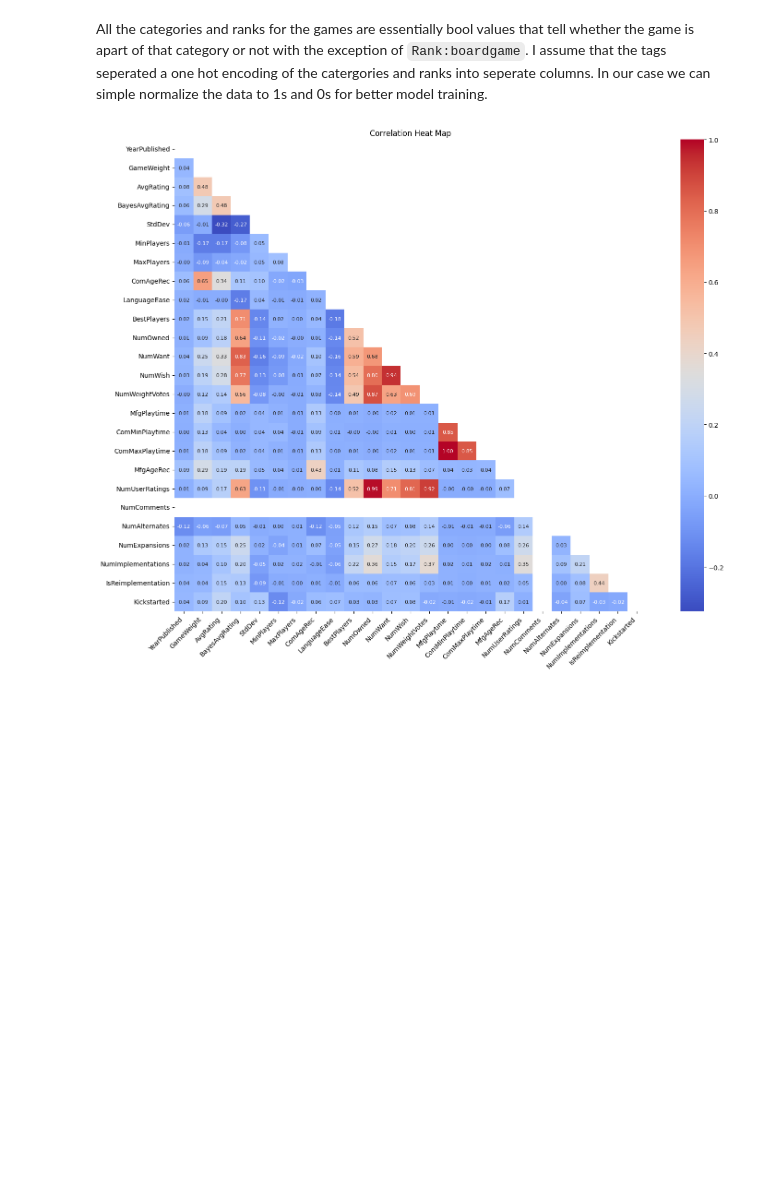
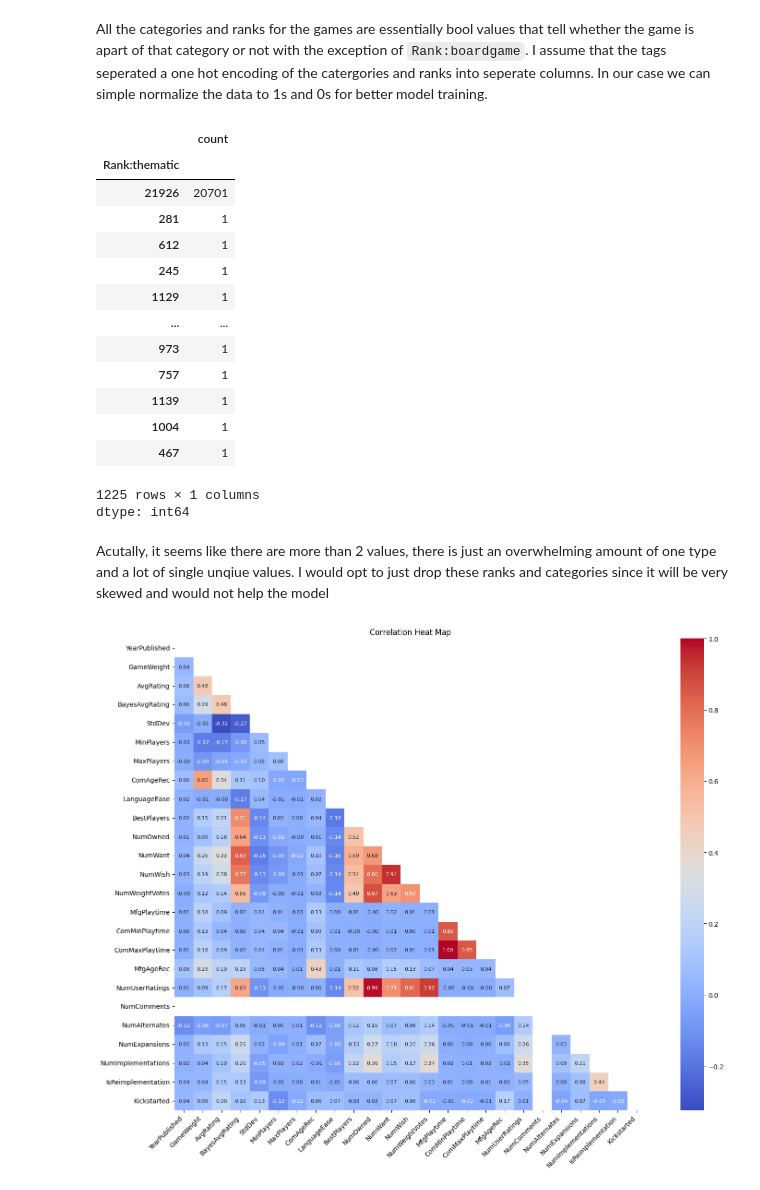
Before and after one commit to AnhVuong146/CMPE_256_game-recommender-system, a Jupyter notebook: eda.ipynb, the cells around one changed output. Drawn from its saved outputs; the diff is of its cells as text; code cells hidden in the pictures; blank space fills up the shorter version.

Commit message:
edit note on ranks and categories

```diff
--- a/eda.ipynb
+++ b/eda.ipynb
@@ -191,6 +195,26 @@ array([[<Axes: title={'center': 'Cat:Thematic'}>,
 [figure]
 # %% [markdown]
 All the categories and ranks for the games are essentially bool values that tell whether the game is apart of that category or not with the exception of `Rank:boardgame`. I assume that the tags seperated a one hot encoding of the catergories and ranks into seperate columns. In our case we can simple normalize the data to 1s and 0s for better model training.
+# %%
+games["Rank:thematic"].value_counts()
+# %% [output]
+|  | count |
+| Rank:thematic |  |
+| 21926 | 20701 |
+| 281 | 1 |
+| 612 | 1 |
+| 245 | 1 |
+| 1129 | 1 |
+| ... | ... |
+| 973 | 1 |
+| 757 | 1 |
+| 1139 | 1 |
+| 1004 | 1 |
+| 467 | 1 |
+1225 rows × 1 columns
+dtype: int64
+# %% [markdown]
+Acutally, it seems like there are more than 2 values, there is just an overwhelming amount of one type and a lot of single unqiue values. I would opt to just drop these ranks and categories since it will be very skewed and would not help the model
 # %%
 numerical_data = games[['YearPublished', 'GameWeight',
        'AvgRating', 'BayesAvgRating', 'StdDev', 'MinPlayers', 'MaxPlayers',
```
Also changed, not shown: parts of 1 cell of this notebook.
